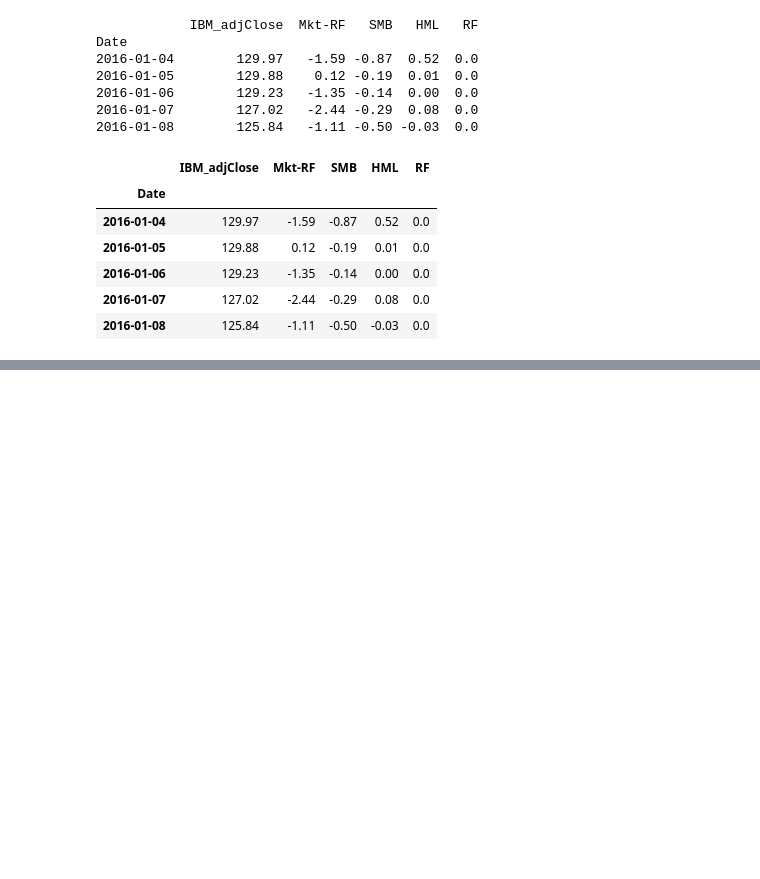
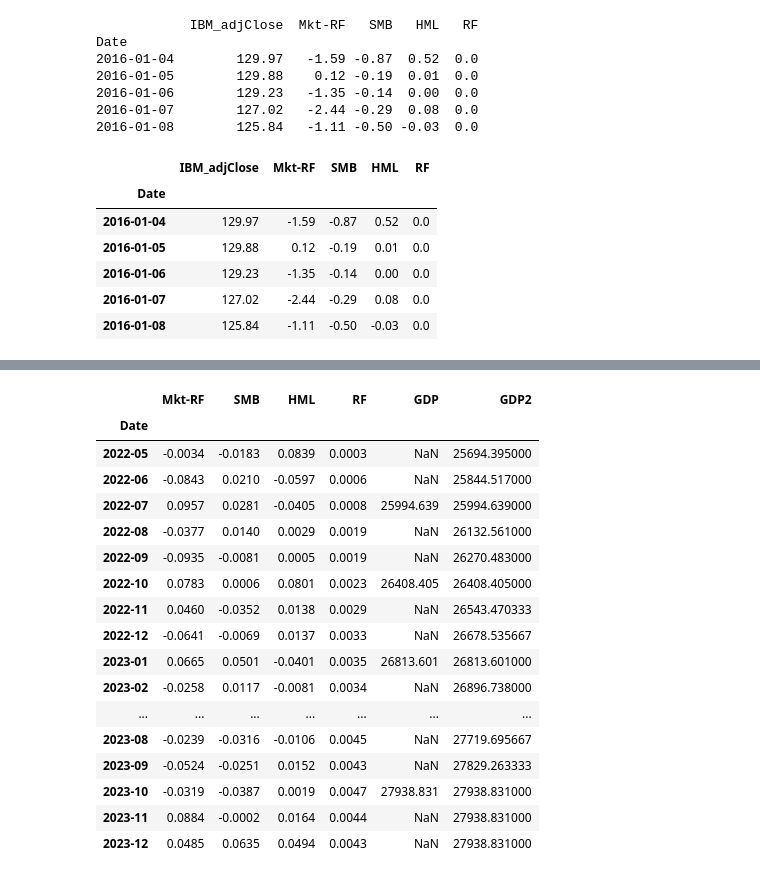
Before and after one commit to leoouyang781/Test-Repository, a Jupyter notebook: Python-For-Finance-2nd-Edition/Chapter 8.ipynb, the cells around one changed output, grey strips where cells are left out. Saved outputs shown, nothing was run; the diff lists cells and outputs as text; code cells hidden in the pictures; blank space fills up the shorter version.

```diff
--- a/Python-For-Finance-2nd-Edition/Chapter 8.ipynb
+++ b/Python-For-Finance-2nd-Edition/Chapter 8.ipynb
@@ -355,0 +387,9 @@ Date
+# %%
+#get Fama French factors
+import getFamaFrenchFactors as gff
+
+ff3 = pd.DataFrame(gff.famaFrench3Factor(frequency='m'))
+ff3 = ff3.rename(columns={'date_ff_factors':'Date'})
+ff3['Date'] = ff3['Date'].dt.strftime('%Y-%m')
+ff3 = ff3.set_index('Date')
+ff3
@@ -355,0 +411,6 @@ Date
+# %%
+begdate = datetime.datetime(1900, 1, 1)
+enddate = datetime.datetime(2024, 1, 27)
+GDP = web.DataReader("GDP", "fred", begdate, enddate)
+GDP.index = GDP.index.strftime('%Y-%m')
+GDP
@@ -355,0 +432,26 @@ Date
+# %%
+final=pd.merge(ff3,GDP,left_index=True,right_index=True,how='left')
+tt=final['GDP']
+GDP2=pd.Series(tt).interpolate()
+final['GDP2']=GDP2
+# %%
+final.tail(20)
+# %% [output]
+|  | Mkt-RF | SMB | HML | RF | GDP | GDP2 |
+| Date |  |  |  |  |  |  |
+| 2022-05 | -0.0034 | -0.0183 | 0.0839 | 0.0003 | NaN | 25694.395000 |
+| 2022-06 | -0.0843 | 0.0210 | -0.0597 | 0.0006 | NaN | 25844.517000 |
+| 2022-07 | 0.0957 | 0.0281 | -0.0405 | 0.0008 | 25994.639 | 25994.639000 |
+| 2022-08 | -0.0377 | 0.0140 | 0.0029 | 0.0019 | NaN | 26132.561000 |
+| 2022-09 | -0.0935 | -0.0081 | 0.0005 | 0.0019 | NaN | 26270.483000 |
+| 2022-10 | 0.0783 | 0.0006 | 0.0801 | 0.0023 | 26408.405 | 26408.405000 |
+| 2022-11 | 0.0460 | -0.0352 | 0.0138 | 0.0029 | NaN | 26543.470333 |
+| 2022-12 | -0.0641 | -0.0069 | 0.0137 | 0.0033 | NaN | 26678.535667 |
+| 2023-01 | 0.0665 | 0.0501 | -0.0401 | 0.0035 | 26813.601 | 26813.601000 |
+| 2023-02 | -0.0258 | 0.0117 | -0.0081 | 0.0034 | NaN | 26896.738000 |
+| ... | ... | ... | ... | ... | ... | ... |
+| 2023-08 | -0.0239 | -0.0316 | -0.0106 | 0.0045 | NaN | 27719.695667 |
+| 2023-09 | -0.0524 | -0.0251 | 0.0152 | 0.0043 | NaN | 27829.263333 |
+| 2023-10 | -0.0319 | -0.0387 | 0.0019 | 0.0047 | 27938.831 | 27938.831000 |
+| 2023-11 | 0.0884 | -0.0002 | 0.0164 | 0.0044 | NaN | 27938.831000 |
+| 2023-12 | 0.0485 | 0.0635 | 0.0494 | 0.0043 | NaN | 27938.831000 |
```
Also changed, not shown: parts of 5 cells of this notebook.
